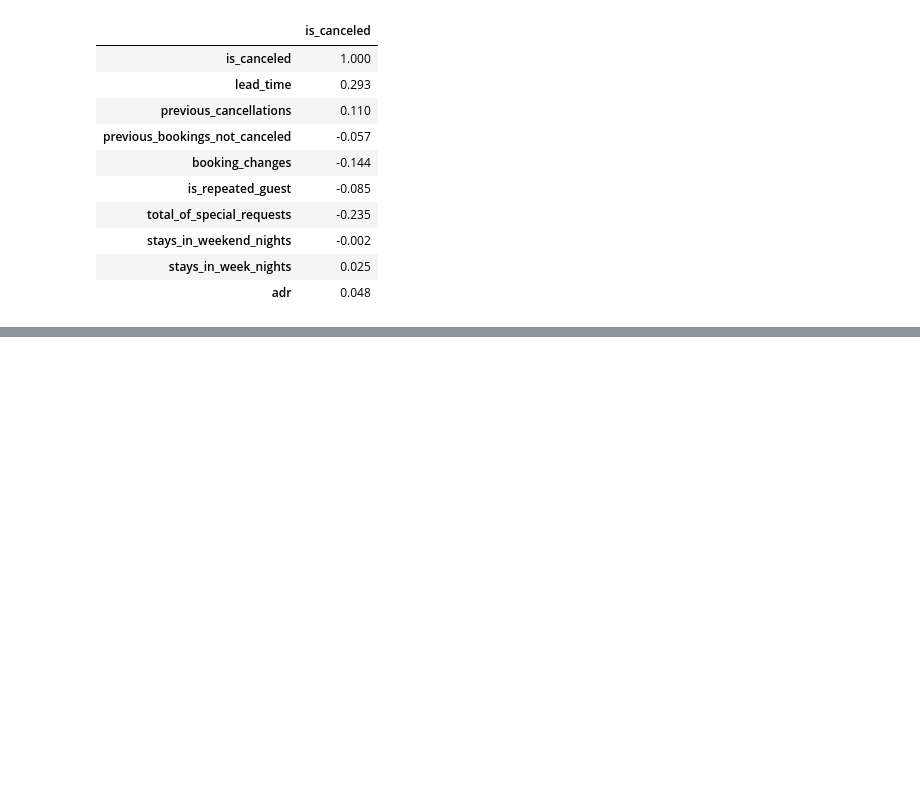
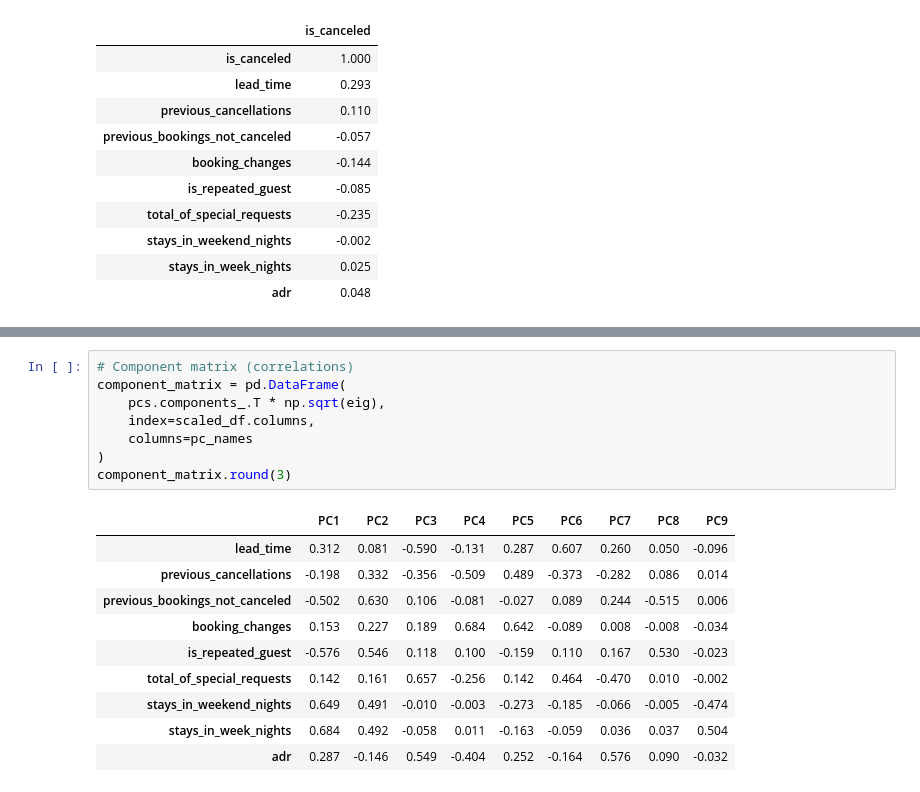
Before and after one commit to sylle321/Hotel_booking, a Jupyter notebook: Descriptive_question.ipynb, the cells around one changed output, grey strips where cells are left out. Drawn from its saved outputs; the diff is of its cells as text; blank space fills up the shorter version.

```diff
--- a/Descriptive_question.ipynb
+++ b/Descriptive_question.ipynb
@@ -315,0 +280,19 @@ Confusion Matrix:
+# %%
+# Component matrix (correlations)
+component_matrix = pd.DataFrame(
+    pcs.components_.T * np.sqrt(eig),
+    index=scaled_df.columns,
+    columns=pc_names
+)
+component_matrix.round(3)
+# %% [output]
+|  | PC1 | PC2 | PC3 | PC4 | PC5 | PC6 | PC7 | PC8 | PC9 |
+| lead_time | 0.312 | 0.081 | -0.590 | -0.131 | 0.287 | 0.607 | 0.260 | 0.050 | -0.096 |
+| previous_cancellations | -0.198 | 0.332 | -0.356 | -0.509 | 0.489 | -0.373 | -0.282 | 0.086 | 0.014 |
+| previous_bookings_not_canceled | -0.502 | 0.630 | 0.106 | -0.081 | -0.027 | 0.089 | 0.244 | -0.515 | 0.006 |
+| booking_changes | 0.153 | 0.227 | 0.189 | 0.684 | 0.642 | -0.089 | 0.008 | -0.008 | -0.034 |
+| is_repeated_guest | -0.576 | 0.546 | 0.118 | 0.100 | -0.159 | 0.110 | 0.167 | 0.530 | -0.023 |
+| total_of_special_requests | 0.142 | 0.161 | 0.657 | -0.256 | 0.142 | 0.464 | -0.470 | 0.010 | -0.002 |
+| stays_in_weekend_nights | 0.649 | 0.491 | -0.010 | -0.003 | -0.273 | -0.185 | -0.066 | -0.005 | -0.474 |
+| stays_in_week_nights | 0.684 | 0.492 | -0.058 | 0.011 | -0.163 | -0.059 | 0.036 | 0.037 | 0.504 |
+| adr | 0.287 | -0.146 | 0.549 | -0.404 | 0.252 | -0.164 | 0.576 | 0.090 | -0.032 |
```
Also changed, not shown: parts of 5 cells of this notebook.
